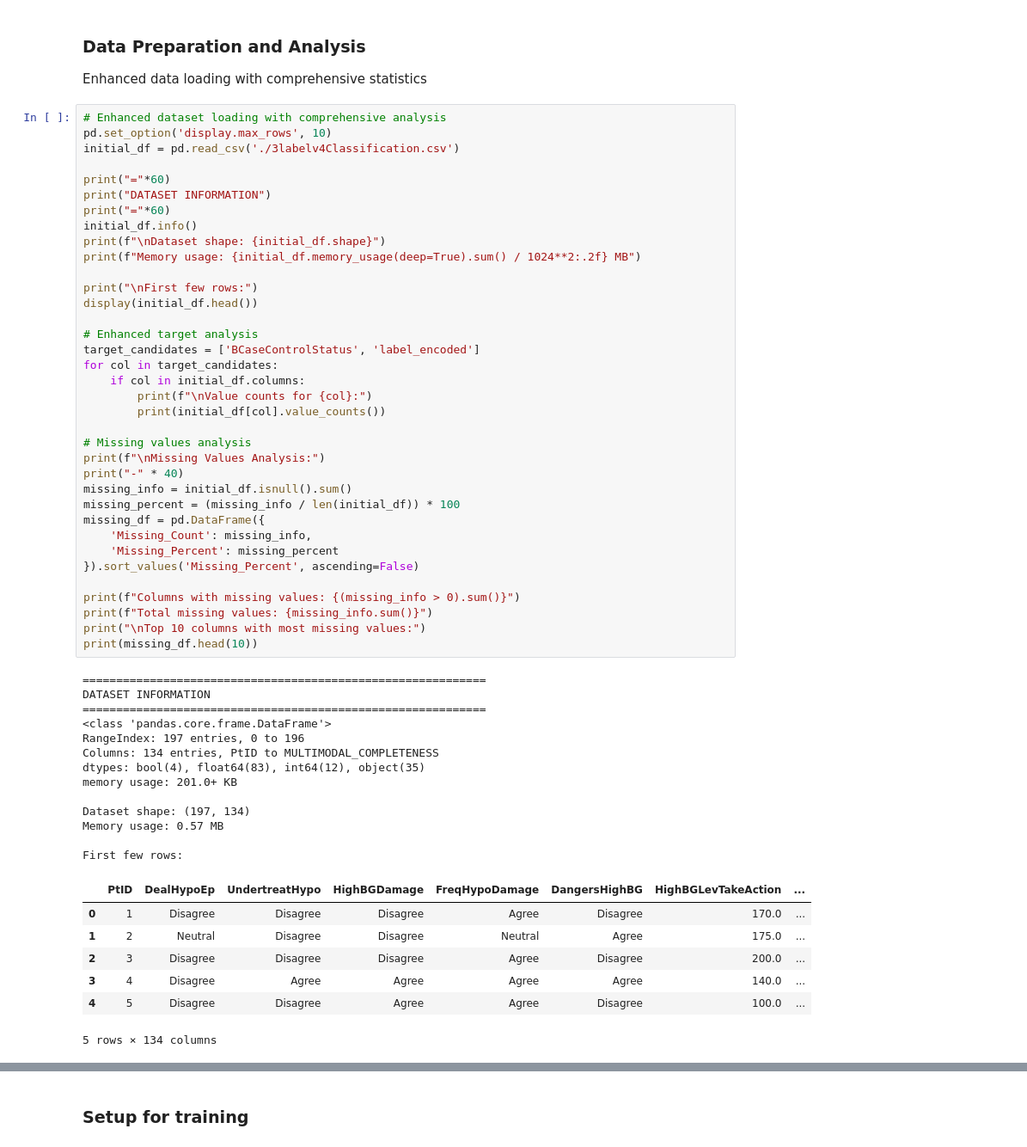
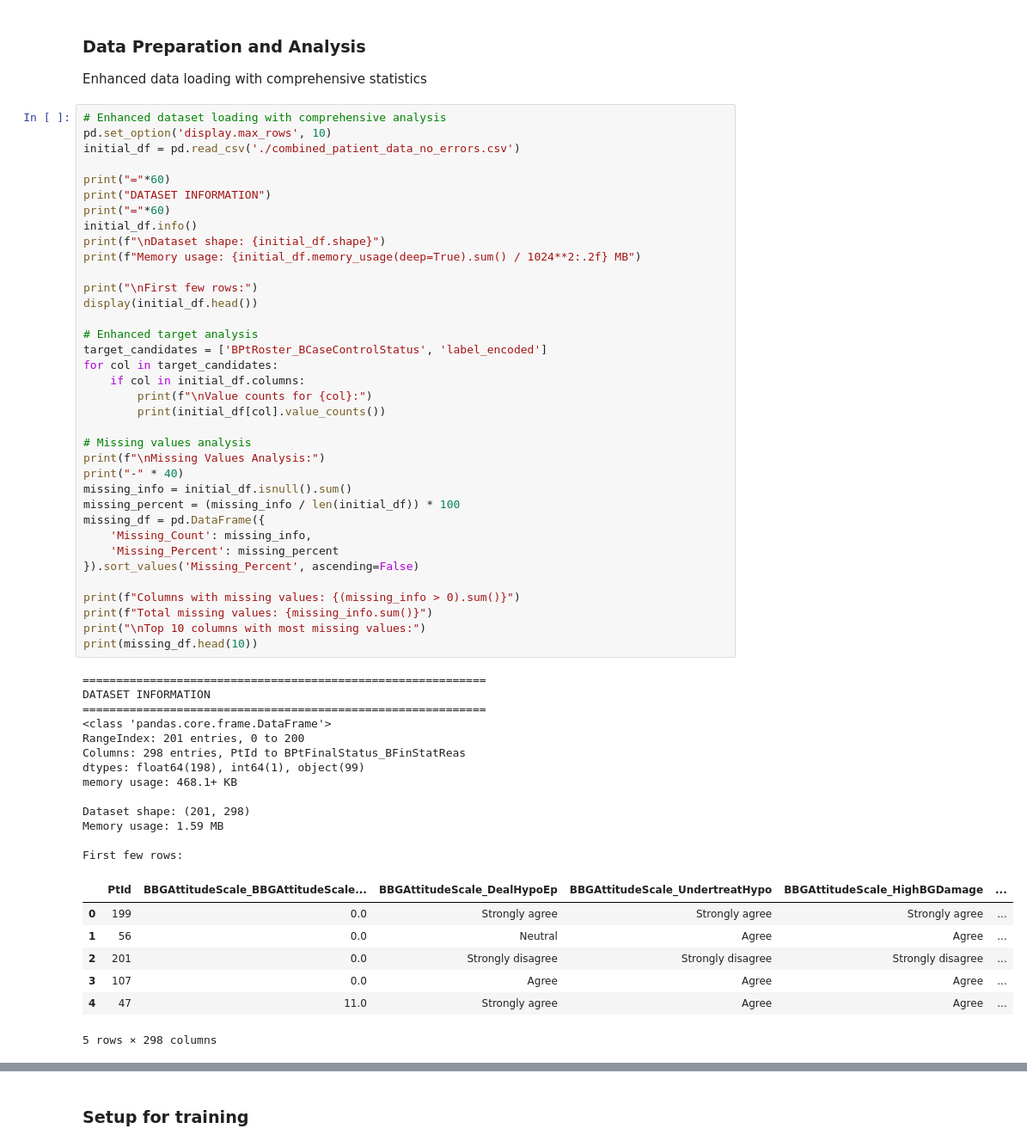
Before and after one commit to InfoLab-SKKU/Explainable-Ensemble-Hypoglycemia, a Jupyter notebook: code/detectionLayer.ipynb, the cells around one changed output, grey strips where cells are left out. Shown at 86% size. Cells and saved outputs as stored; diff of their text form.

```diff
--- a/code/detectionLayer.ipynb
+++ b/code/detectionLayer.ipynb
@@ -123,7 +123,7 @@ Enhanced data loading with comprehensive statistics
 # %%
 # Enhanced dataset loading with comprehensive analysis
 pd.set_option('display.max_rows', 10)
-initial_df = pd.read_csv('./3labelv4Classification.csv')
+initial_df = pd.read_csv('./combined_patient_data_no_errors.csv')
 
 print("="*60)
 print("DATASET INFORMATION")
@@ -136,44 +136,44 @@ print("\nFirst few rows:")
 display(initial_df.head())
 
 # Enhanced target analysis
-target_candidates = ['BCaseControlStatus', 'label_encoded']
+target_candidates = ['BPtRoster_BCaseControlStatus', 'label_encoded']
 for col in target_candidates:
     if col in initial_df.columns:
         print(f"\nValue counts for {col}:")
         print(initial_df[col].value_counts())
 
 # Missing values analysis
 print(f"\nMissing Values Analysis:")
 print("-" * 40)
 missing_info = initial_df.isnull().sum()
 missing_percent = (missing_info / len(initial_df)) * 100
 missing_df = pd.DataFrame({
     'Missing_Count': missing_info,
     'Missing_Percent': missing_percent
 }).sort_values('Missing_Percent', ascending=False)
 
 print(f"Columns with missing values: {(missing_info > 0).sum()}")
 print(f"Total missing values: {missing_info.sum()}")
 print("\nTop 10 columns with most missing values:")
 print(missing_df.head(10))
 # %% [output]
 ============================================================
 DATASET INFORMATION
 ============================================================
 <class 'pandas.core.frame.DataFrame'>
-RangeIndex: 197 entries, 0 to 196
-Columns: 134 entries, PtID to MULTIMODAL_COMPLETENESS
-dtypes: bool(4), float64(83), int64(12), object(35)
-memory usage: 201.0+ KB
+RangeIndex: 201 entries, 0 to 200
+Columns: 298 entries, PtId to BPtFinalStatus_BFinStatReas
+dtypes: float64(198), int64(1), object(99)
+memory usage: 468.1+ KB
 
-Dataset shape: (197, 134)
-Memory usage: 0.57 MB
+Dataset shape: (201, 298)
+Memory usage: 1.59 MB
 
 First few rows:
-|  | PtID | DealHypoEp | UndertreatHypo | HighBGDamage | FreqHypoDamage | DangersHighBG | HighBGLevTakeAction | ... |
-| 0 | 1 | Disagree | Disagree | Disagree | Agree | Disagree | 170.0 | ... |
-| 1 | 2 | Neutral | Disagree | Disagree | Neutral | Agree | 175.0 | ... |
-| 2 | 3 | Disagree | Disagree | Disagree | Agree | Disagree | 200.0 | ... |
-| 3 | 4 | Disagree | Agree | Agree | Agree | Agree | 140.0 | ... |
-| 4 | 5 | Disagree | Disagree | Agree | Agree | Disagree | 100.0 | ... |
+|  | PtId | BBGAttitudeScale_BBGAttitudeScale... | BBGAttitudeScale_DealHypoEp | BBGAttitudeScale_UndertreatHypo | BBGAttitudeScale_HighBGDamage | ... |
+| 0 | 199 | 0.0 | Strongly agree | Strongly agree | Strongly agree | ... |
+| 1 | 56 | 0.0 | Neutral | Agree | Agree | ... |
+| 2 | 201 | 0.0 | Strongly disagree | Strongly disagree | Strongly disagree | ... |
+| 3 | 107 | 0.0 | Agree | Agree | Agree | ... |
+| 4 | 47 | 11.0 | Strongly agree | Agree | Agree | ... |
-5 rows × 134 columns
+5 rows × 298 columns
```
Also changed, not shown: parts of 28 cells of this notebook, 32 other files.
